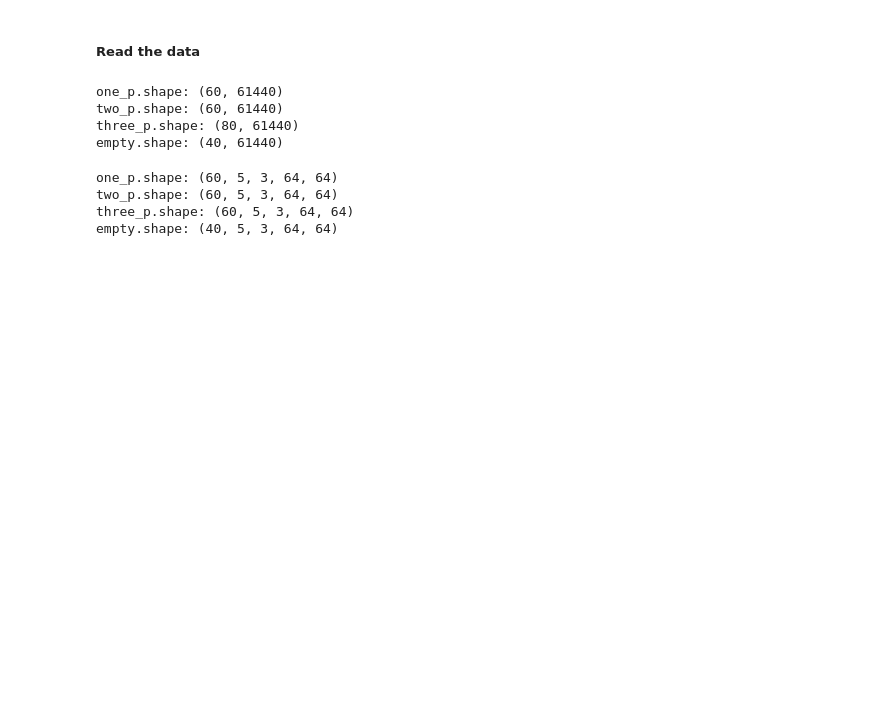
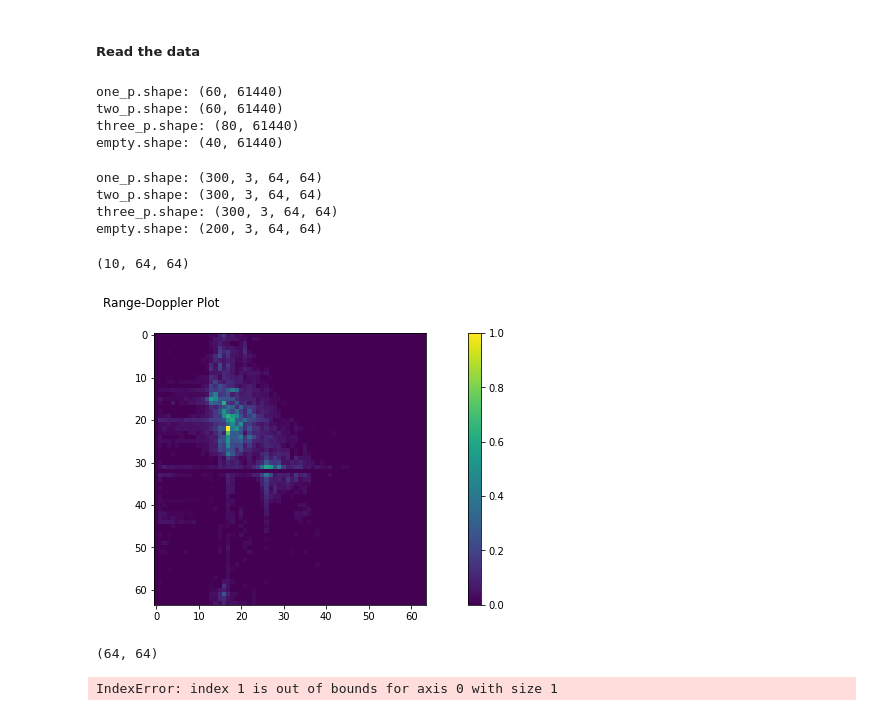
Before and after one commit to ml-lohi/hackathon-milan, a Jupyter notebook: submission/code/data_overlook_bamboo.ipynb, the cells around one changed output. Cells and saved outputs as stored; diff of their text form; code cells hidden in the pictures; blank space fills up the shorter version.

```diff
--- a/submission/code/data_overlook_bamboo.ipynb
+++ b/submission/code/data_overlook_bamboo.ipynb
@@ -7,10 +7,10 @@ import numpy as np
 # %%
 PATH = 'data'
 
-one_p = np.loadtxt(f'{PATH}/1p.csv', dtype=np.complex128)
-two_p = np.loadtxt(f'{PATH}/2p.csv', dtype=np.complex128)
-three_p = np.loadtxt(f'{PATH}/3p.csv', dtype=np.complex128)
-empty = np.loadtxt(f'{PATH}/empty.csv', dtype=np.complex128)
+one_p = np.abs(np.loadtxt(f'{PATH}/1p.csv', dtype=np.complex128))
+two_p = np.abs(np.loadtxt(f'{PATH}/2p.csv', dtype=np.complex128))
+three_p = np.abs(np.loadtxt(f'{PATH}/3p.csv', dtype=np.complex128))
+empty = np.abs(np.loadtxt(f'{PATH}/empty.csv', dtype=np.complex128))
 print(f"one_p.shape: {one_p.shape}")
 print(f"two_p.shape: {two_p.shape}")
 print(f"three_p.shape: {three_p.shape}")
@@ -21,25 +21,17 @@ two_p.shape: (60, 61440)
 three_p.shape: (80, 61440)
 empty.shape: (40, 61440)
 # %%
-one_p = one_p.reshape(one_p.shape[0], 5, 3, 64, 64)
-two_p = two_p.reshape(two_p.shape[0], 5, 3, 64, 64)
-three_p = three_p.reshape(three_p.shape[0], 5, 3, 64, 64)[20:, :, :, :, :]
-empty = empty.reshape(empty.shape[0], 5, 3, 64, 64)
+one_p = one_p.reshape(one_p.shape[0]* 5, 3, 64, 64)
+two_p = two_p.reshape(two_p.shape[0]* 5, 3, 64, 64)
+three_p = three_p.reshape(three_p.shape[0]* 5, 3, 64, 64)[100:, :, :, :]
+empty = empty.reshape(empty.shape[0]* 5, 3, 64, 64)
+
 print(f"one_p.shape: {one_p.shape}")
 print(f"two_p.shape: {two_p.shape}")
 print(f"three_p.shape: {three_p.shape}")
 print(f"empty.shape: {empty.shape}")
 # %% [output]
-one_p.shape: (60, 5, 3, 64, 64)
-two_p.shape: (60, 5, 3, 64, 64)
-three_p.shape: (60, 5, 3, 64, 64)
-empty.shape: (40, 5, 3, 64, 64)
+one_p.shape: (300, 3, 64, 64)
+two_p.shape: (300, 3, 64, 64)
+three_p.shape: (300, 3, 64, 64)
+empty.shape: (200, 3, 64, 64)
-# %%
-def calculate_saliency_map(frames):
-    differences = np.diff(frames, axis=0)
-    multiplications = []
-    for i in range(differences.shape[0]-1):
-        multiplications.append(np.multiply(differences[i], differences[i+1]))
-    multiplications = np.asarray(multiplications)
-    saliency_map = np.expand_dims(np.sum(multiplications, axis=0), axis = 0)
-    return differences
@@ -45,0 +81,23 @@ def calculate_saliency_map(frames):
+# %%
+from scipy import signal
+idx = 20
+sample = two_p[idx:idx+10].squeeze()
+sample = np.sum(sample, axis = 1).squeeze()
+print(sample.shape)
+saliency_map = calculate_saliency_map(sample)
+
+plot_saliency_map(saliency_map)
+# %% [output]
+(10, 64, 64)
+[figure, added]
+# %%
+print(saliency_map[0].shape)
+vel = np.sum(saliency_map[1].squeeze(), axis = 1)
+dist = np.sum(saliency_map[1].squeeze(), axis = 0)
+
+plt.plot(vel)
+fig = plt.figure()
+plt.plot(dist)
+# %% [output]
+(64, 64)
+IndexError: index 1 is out of bounds for axis 0 with size 1
```
Also changed, not shown: parts of 10 cells of this notebook, 4 other files.
